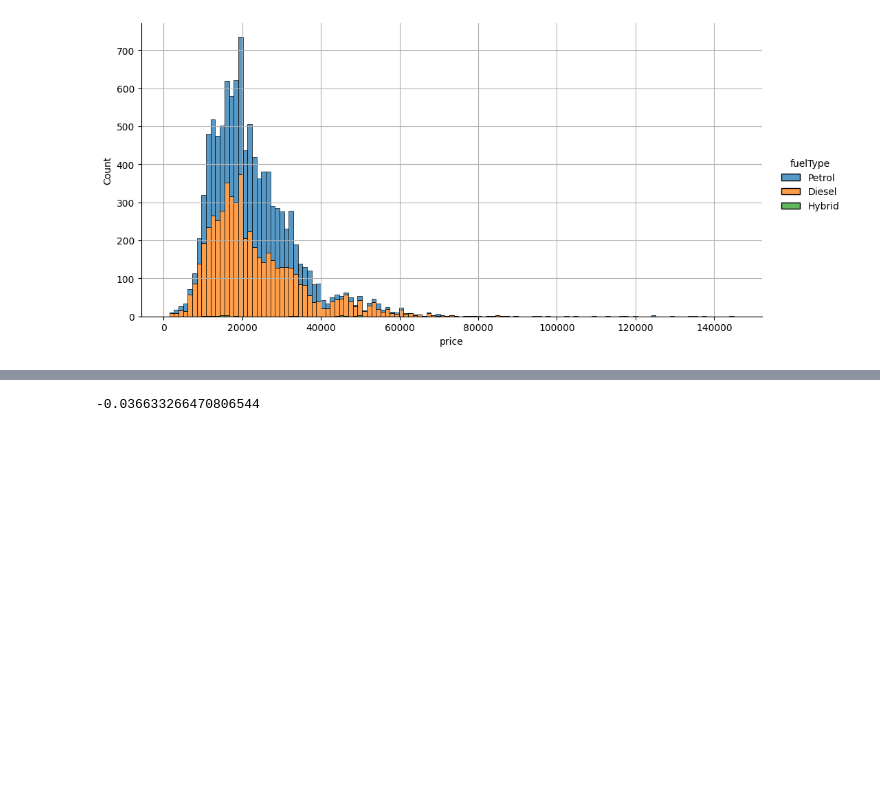
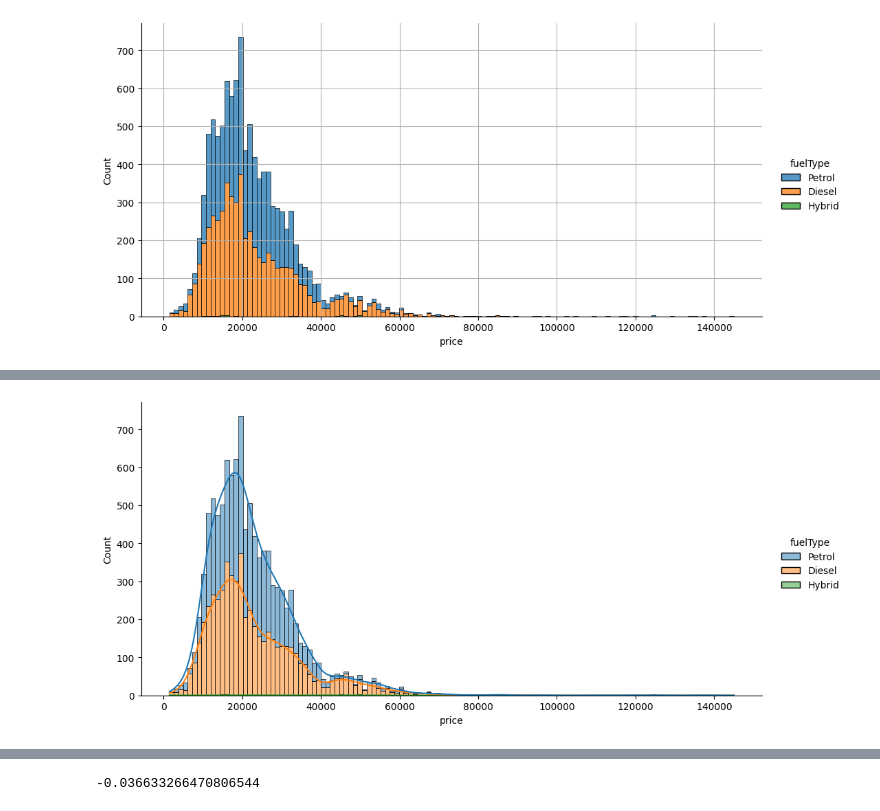
Before and after one commit to b0bursoliyev/Machine-Leraning, a Jupyter notebook: audi_price_predicted.ipynb, the cells around one changed output, grey strips where cells are left out. Saved outputs shown, nothing was run; the diff lists cells and outputs as text; code cells hidden in the pictures; blank space fills up the shorter version.

```diff
--- a/audi_price_predicted.ipynb
+++ b/audi_price_predicted.ipynb
@@ -60,3 +91,8 @@ plt.show()
+# %%
+sns.displot(df,x='price',kde=True,aspect=2,hue='fuelType',multiple='stack')
+plt.show()
+# %% [output]
+[figure, added]
 # %%
 df['fuelType'] = df['fuelType'].map({"Diesel":1,"Petrol":2,"Hybrid":0})
 df.sample()
```
Also changed, not shown: parts of 38 cells of this notebook.
